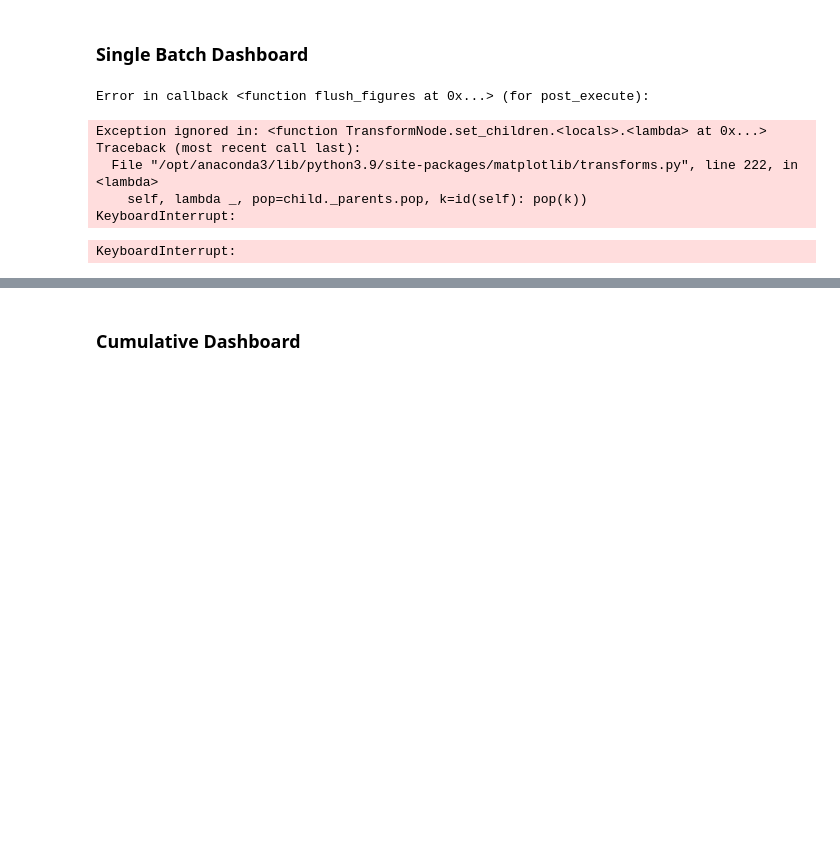
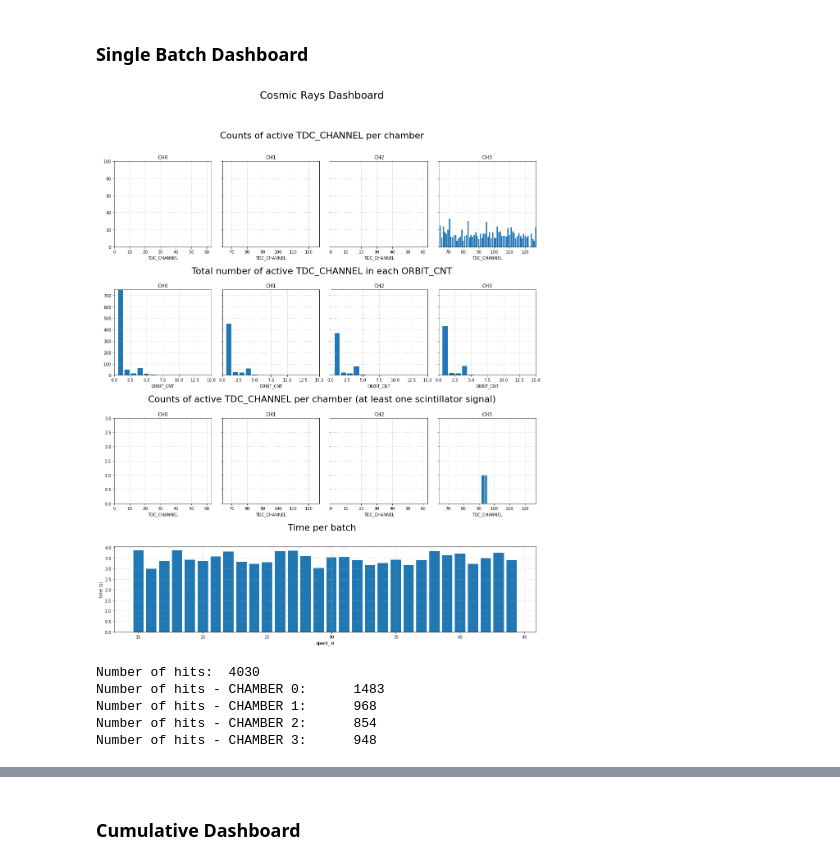
Before and after one commit to aidinattar/CosmicRays-LiveDashboard--Spark-Kafka, a Jupyter notebook: Consumer.ipynb, the cells around one changed output, grey strips where cells are left out. Drawn from its saved outputs; the diff is of its cells as text; code cells hidden in the pictures; blank space fills up the shorter version.

```diff
--- a/Consumer.ipynb
+++ b/Consumer.ipynb
@@ -184,40 +187,40 @@ fig, ax = plt.subplots(nrows=4, ncols=4, sharey='row', figsize=(15,17))
 for ax_ in ax[3,: ]:
         ax_.remove()
 
 gs = GridSpec(4, 4, figure=fig, )
 ax1 = fig.add_subplot(gs[3, :])
 ax1.tick_params(labelbottom=True, labelleft=True)
 ax1.set_autoscale_on(False)
 
 fig.suptitle('Cosmic Rays Dashboard', fontsize=25, y=1.1)
 fig.tight_layout()
 fig.subplots_adjust(hspace=.5)
 
 plt.figtext(0.5, 1.01, 'Counts of active TDC_CHANNEL per chamber', ha='center', va='center', fontsize = 22)
 plt.figtext(0.5,  .74, 'Total number of active TDC_CHANNEL in each ORBIT_CNT', ha='center', va='center', fontsize = 22)
 plt.figtext(0.5, .485, 'Counts of active TDC_CHANNEL per chamber (at least one scintillator signal)', ha='center', va='center', fontsize = 22)
 plt.figtext(0.5,  .23, 'Time per batch', ha='center', va='center', fontsize = 22)
 
-start = {'epoch_id':[],'time':[] }
+start = {'id':[], 'epoch_id':[], 'time':[] }
+j = 0
 
 while True:
     try:
         for msg in consumer:
-
             msg_json = json.loads(msg.value)
 
             print("Number of hits: ", msg_json['hits'])
             for chamber in range(4):
                 print(f"Number of hits - CHAMBER {chamber}:\t", msg_json['CH'+str(chamber)]['total_hits'])
 
-            build_hist(msg_json, start, fig, ax, ax1, 'single')
+            build_hist(j, msg_json, start, fig, ax, ax1, 'single')
+            j += 1
     except KeyboardInterrupt:
         break
 # %% [output]
+[figure, added]
-Error in callback <function flush_figures at 0x...> (for post_execute):
+Number of hits:  4030
+Number of hits - CHAMBER 0:      1483
+Number of hits - CHAMBER 1:      968
+Number of hits - CHAMBER 2:      854
+Number of hits - CHAMBER 3:      948
-Exception ignored in: <function TransformNode.set_children.<locals>.<lambda> at 0x...>
-Traceback (most recent call last):
-  File "/opt/anaconda3/lib/python3.9/site-packages/matplotlib/transforms.py", line 222, in <lambda>
-    self, lambda _, pop=child._parents.pop, k=id(self): pop(k))
-KeyboardInterrupt:
-KeyboardInterrupt:
```
Also changed, not shown: parts of 3 cells of this notebook, 2 other files.
